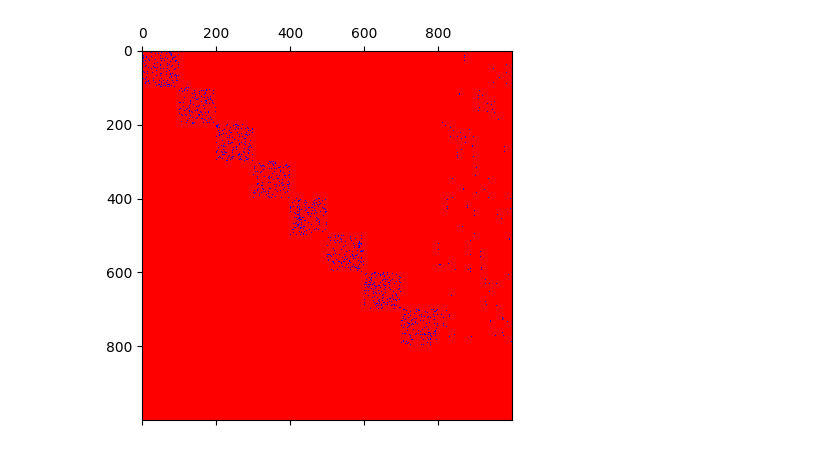
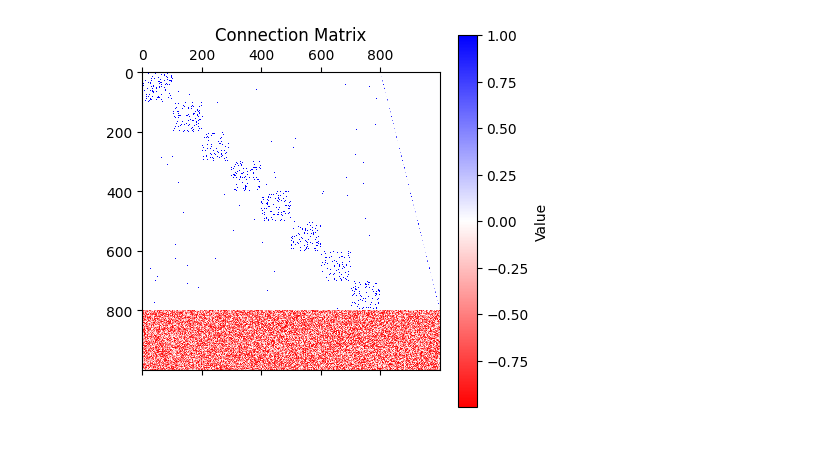
Before and after one commit to StevenChenWaiHo/Neurodynamics, a Jupyter notebook: modularNetwork.ipynb, the cells around one changed output. Saved outputs shown, nothing was run; the diff lists cells and outputs as text; code cells hidden in the pictures.

Commit message:
Plot Connectivity Matrix

```diff
--- a/modularNetwork.ipynb
+++ b/modularNetwork.ipynb
@@ -15,6 +15,13 @@ N_MODULE_EDGE = 1000
 
 N = N_INHIBITORY + N_EXCITATORY
 
+EtoE_SCALING_FACTOR = 17
+EtoI_SCALING_FACTOR = 50
+ItoE_SCALING_FACTOR = 2
+ItoI_SCALING_FACTOR = 1
+
+p = 0.1
+
 Dmax = 20
 net = IzNetwork(N, Dmax)
 
@@ -24,44 +31,79 @@ D = np.ones((N,N), dtype=int)
 
 # Connect Modular Excitatory-excitatory (1000 Connections)
 for i in range(N_MODULE):
-    matrix = np.zeros((N_MODULE_EXCITATORY, N_MODULE_EXCITATORY), dtype=int)
-    random_indices = np.random.choice(N_MODULE_EXCITATORY * N_MODULE_EXCITATORY, N_MODULE_EDGE, replace=False)
-    matrix[np.unravel_index(random_indices, matrix.shape)] = 1
+    matrix = np.zeros((N_MODULE_EXCITATORY, N_MODULE_EXCITATORY))
+
+    # All index pairs excluding self-connections
+    all_pairs = [(row, col) for row in range(N_MODULE_EXCITATORY)
+                 for col in range(N_MODULE_EXCITATORY) if row != col]
+
+    selected_pairs = random.sample(all_pairs, N_MODULE_EDGE)
+    for row, col in selected_pairs:
+        matrix[row, col] = 1
+
     W[i * N_MODULE_EXCITATORY:(i + 1) * N_MODULE_EXCITATORY, i * N_MODULE_EXCITATORY:(i + 1) * N_MODULE_EXCITATORY] = matrix
 
 # Connect Excitatory-inhibitory (4 to 1)
 for i in range(N_INHIBITORY):
-    module_index = np.random.randint(0, N_MODULE)
-    neuron_indices = np.random.choice(N_MODULE_EXCITATORY, 4, replace=False)
-    for index in neuron_indices:
-        # W[module_index * N_MODULE_EXCITATORY + index][N_EXCITATORY + i] = random.uniform(0.0, 1.0)
-        W[module_index * N_MODULE_EXCITATORY + index][N_EXCITATORY + i] = 1
-
-
+    for index in range(4):
+        W[i * 4 + index][N_EXCITATORY + i] = random.uniform(0.0, 1.0)
 
 # Connect Inhibitory-excitatory
 W[N_EXCITATORY:, :N_EXCITATORY] = np.random.uniform(-1, 0, size=(N_INHIBITORY, N_EXCITATORY))
 
 # Connect Inhibitory-inhibitory
+W[N_EXCITATORY:, N_EXCITATORY:] = np.random.uniform(-1, 0, size=(N_INHIBITORY, N_INHIBITORY))
+# Avoid Inhibitory-inhibitory self-connections
+np.fill_diagonal(W[N_EXCITATORY:, :N_EXCITATORY], 0)
 
 # Rewire Excitatory-excitatory
+for s in range(N_EXCITATORY):
+    for t in range(N_EXCITATORY):
+        # Have connection
+        if W[s, t] == 0:
+            continue
+
+        if np.random.random() < p:
+            W[s, t] = 0
+
+            new_target = s
+            while s == new_target or W[s, new_target]:
+                new_target = np.random.randint(N_EXCITATORY)
+
+            W[s, new_target] = 1
+
+# Include Scaling Factor
+W[:N_EXCITATORY][:N_EXCITATORY] *= EtoE_SCALING_FACTOR
+W[:N_EXCITATORY][N_EXCITATORY:] *= EtoI_SCALING_FACTOR
+W[N_EXCITATORY:][:N_EXCITATORY] *= ItoE_SCALING_FACTOR
+W[N_EXCITATORY:][N_EXCITATORY:] *= ItoI_SCALING_FACTOR
 
 # Plot
-
-print(W[:][N_EXCITATORY])
-
+vmin, vmax = W.min(), W.max()
+norm = mcolors.TwoSlopeNorm(vmin=vmin, vcenter=0, vmax=vmax)
 colors = ['red', 'white', 'blue']
 cmap = mcolors.LinearSegmentedColormap.from_list('red_white_blue', colors)
-fig, ax = plt.subplots()
-ax.matshow(W, cmap=cmap)
+plt.matshow(W, cmap=cmap, norm=norm, interpolation='nearest')
+plt.colorbar(label="Value")
+plt.title("Connection Matrix")
 plt.show()
+
+
 
 # All neurons are heterogeneous excitatory regular spiking
 r = np.random.rand(N)
 a = 0.02*np.ones(N)
-b = 0.2*np.ones(N)
-c = -65 + 15*(r**2)
-d = 8 - 6*(r**2)
+b = np.ones(N)
+c = -65 + 15*(r**2)*np.ones(N)
+d = np.ones(N)
+
+# Excitatory
+b[:N_EXCITATORY] = 0.2
+d[:N_EXCITATORY] = 8
+
+# Inhibitory
+b[N_EXCITATORY:] = 0.25
+d[N_EXCITATORY:] = 2
 
 net.setWeights(W)
 net.setDelays(D)
@@ -75,8 +117,8 @@ for t in range(T):
     V[t,:], _ = net.getState()
 
 t, n = np.where(V > 29)
-# plt.scatter(t, n)
-# plt.xlabel('Time (ms)')
-# plt.ylabel('Neuron index')
-# plt.show()
+plt.scatter(t, n)
+plt.xlabel('Time (ms)')
+plt.ylabel('Neuron index')
+plt.show()
 # %% [output]
@@ -100 +125 @@ t, n = np.where(V > 29)
-[figure, old version]
+[figure, new version]
```
Also changed, not shown: parts of 1 cell of this notebook.
